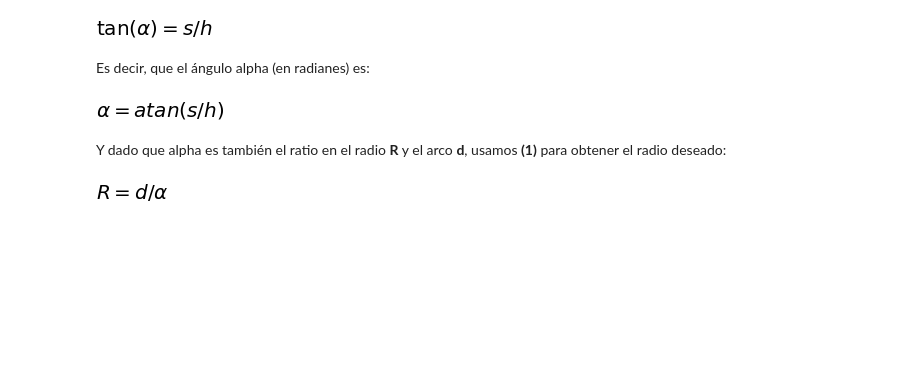
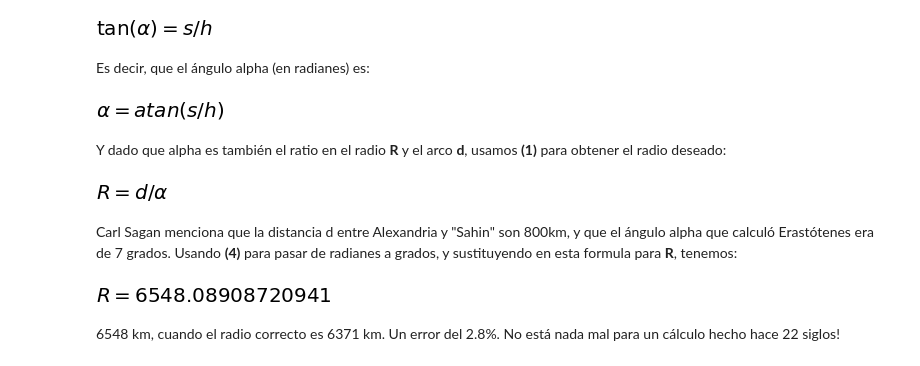
Before and after one commit to josemiguelpulido/general-relativity, a Jupyter notebook: CurvaturaTierra.ipynb, the cells around one changed output. Cells and saved outputs as stored; diff of their text form; code cells hidden in the pictures; blank space fills up the shorter version.

```diff
--- a/CurvaturaTierra.ipynb
+++ b/CurvaturaTierra.ipynb
@@ -390,3 +391,13 @@ Y dado que alpha es también el ratio en el radio **R** y el arco **d**, usamos
 Eq(R, d/alpha)
 # %% [output]
 [figure]
+# %% [markdown]
+Carl Sagan menciona que la distancia d entre Alexandria y "Sahin" son 800km, y que el ángulo alpha que calculó Erastótenes era de 7 grados. Usando **(4)** para pasar de radianes a grados, y sustituyendo en esta formula para **R**, tenemos:
+# %%
+#@title  { display-mode: "form" }
+eq = Eq(R,800/(7*np.pi/180))
+eq
+# %% [output]
+[figure, added]
+# %% [markdown]
+6548 km, cuando el radio correcto es 6371 km. Un error del 2.8%. No está nada mal para un cálculo hecho hace 22 siglos!
```
Also changed, not shown: parts of 5 cells of this notebook.
